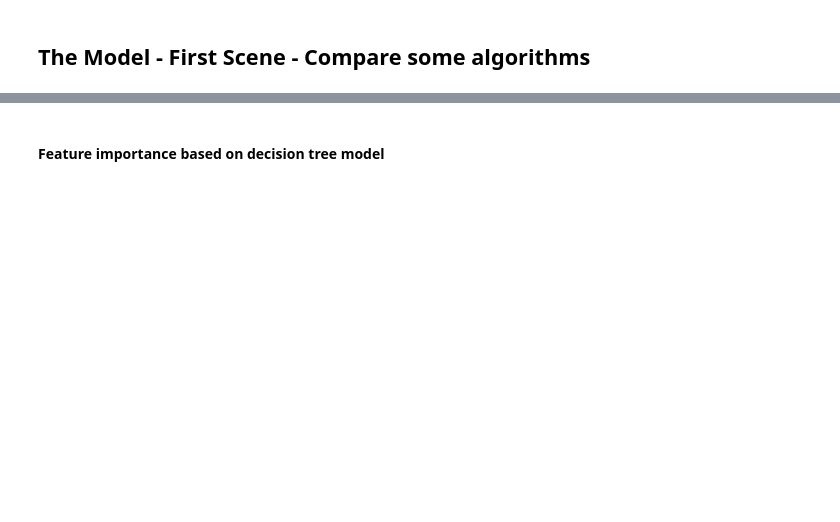
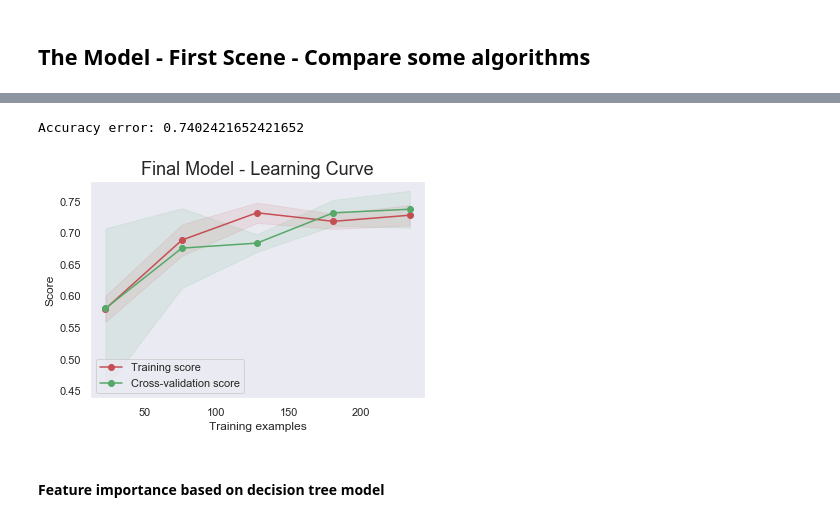
Before and after one commit to BAlmeidaS/women-world-cup-predictor, a Jupyter notebook: women_world_cup_predictor.ipynb, the cells around one changed output, grey strips where cells are left out. Drawn from its saved outputs; the diff is of its cells as text; code cells hidden in the pictures; blank space fills up the shorter version.

```diff
--- a/women_world_cup_predictor.ipynb
+++ b/women_world_cup_predictor.ipynb
@@ -303,0 +346,5 @@ Gradient Boosting: 0.666841046277666
+# %%
+from sklearn.model_selection import GridSearchCV
+from sklearn.metrics import make_scorer
+
+scorer = make_scorer(accuracy_score)
@@ -303,0 +383,25 @@ Gradient Boosting: 0.666841046277666
+# %%
+parameters_scv = {'kernel': ('sigmoid', 'rbf'),
+                  'C': np.unique(np.geomspace(0.0001, 0.3, num=15, dtype=float)),
+                  'coef0': np.unique(np.geomspace(0.001, 2, num=5, dtype=float)),
+                  'class_weight': (None,
+                                   'balanced',
+                                   {'win_a': (354/(354-151)), 'win_b': (354/(354-151)), 'draw': (354/(354-52))}),
+                  'gamma': list(np.unique(np.geomspace(0.0001, 10, num=15, dtype=float))) + ['scale'],
+                  'tol': np.unique(np.geomspace(0.0001, 10, num=6, dtype=float))}
+
+
+svc = SVC(kernel='linear', decision_function_shape='ovo', random_state=4)
+
+gd_model_svc = GridSearchCV(svc,
+                            parameters_scv,
+                            n_jobs=8,
+                            cv=k_fold_indexes,
+                            iid=True,
+                            scoring=scorer,
+                            verbose=1)
+gd_model_svc.fit(X, y_raw)
+
+
+display(gd_model_svc.best_estimator_)
+gd_model_svc.best_score_
@@ -304,3 +429,10 @@ Gradient Boosting: 0.666841046277666
+# %%
+best_model = gd_model_svc.best_estimator_
+print(f'Accuracy error: {train_model_k_fold(m, accuracy_score)}')
+ps.plot_learning_curve(m, 'Final Model - Learning Curve', X, y_raw, cv=k_fold_indexes);
+# %% [output]
+Accuracy error: 0.7402421652421652
+[figure, added]
 # %% [markdown]
 #### Feature importance based on decision tree model
 # %%
```
Also changed, not shown: parts of 17 cells of this notebook, 1 other file.
